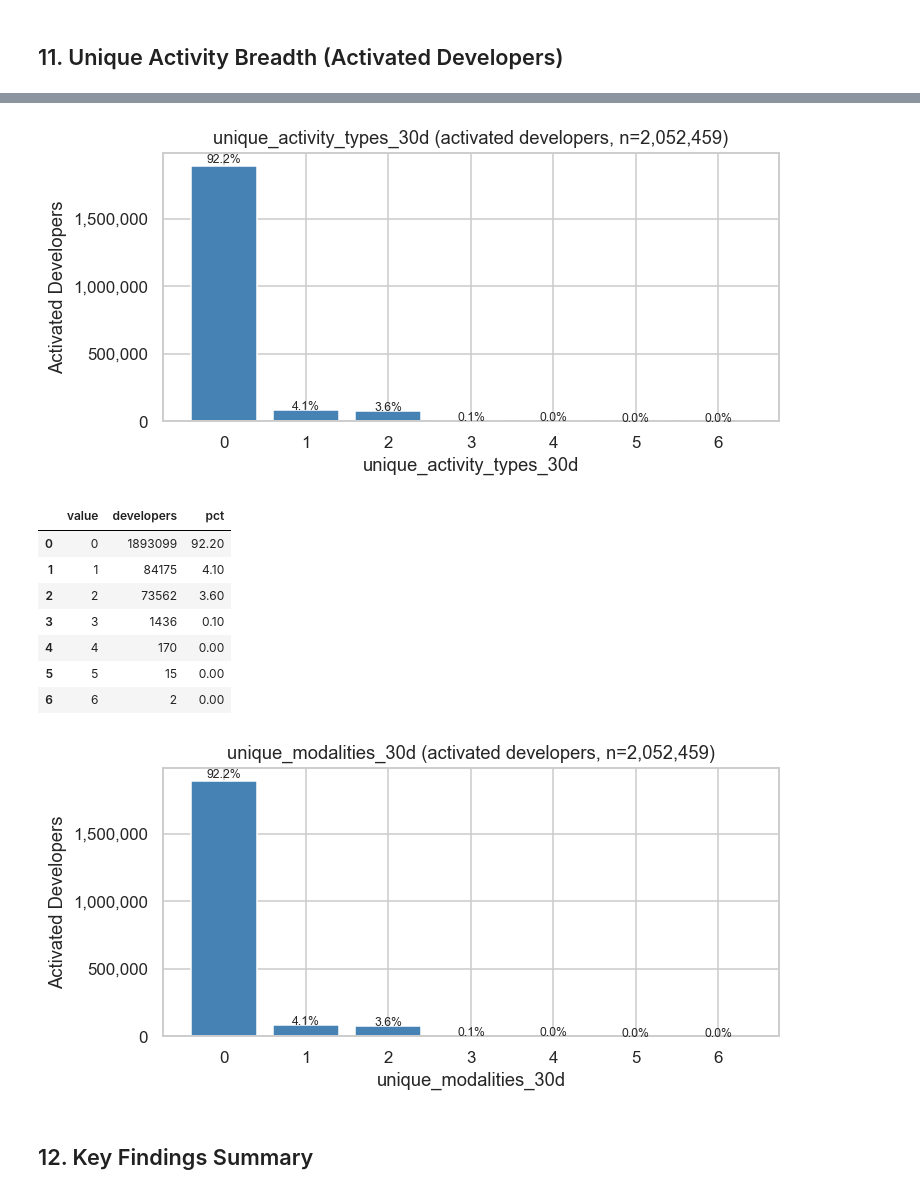
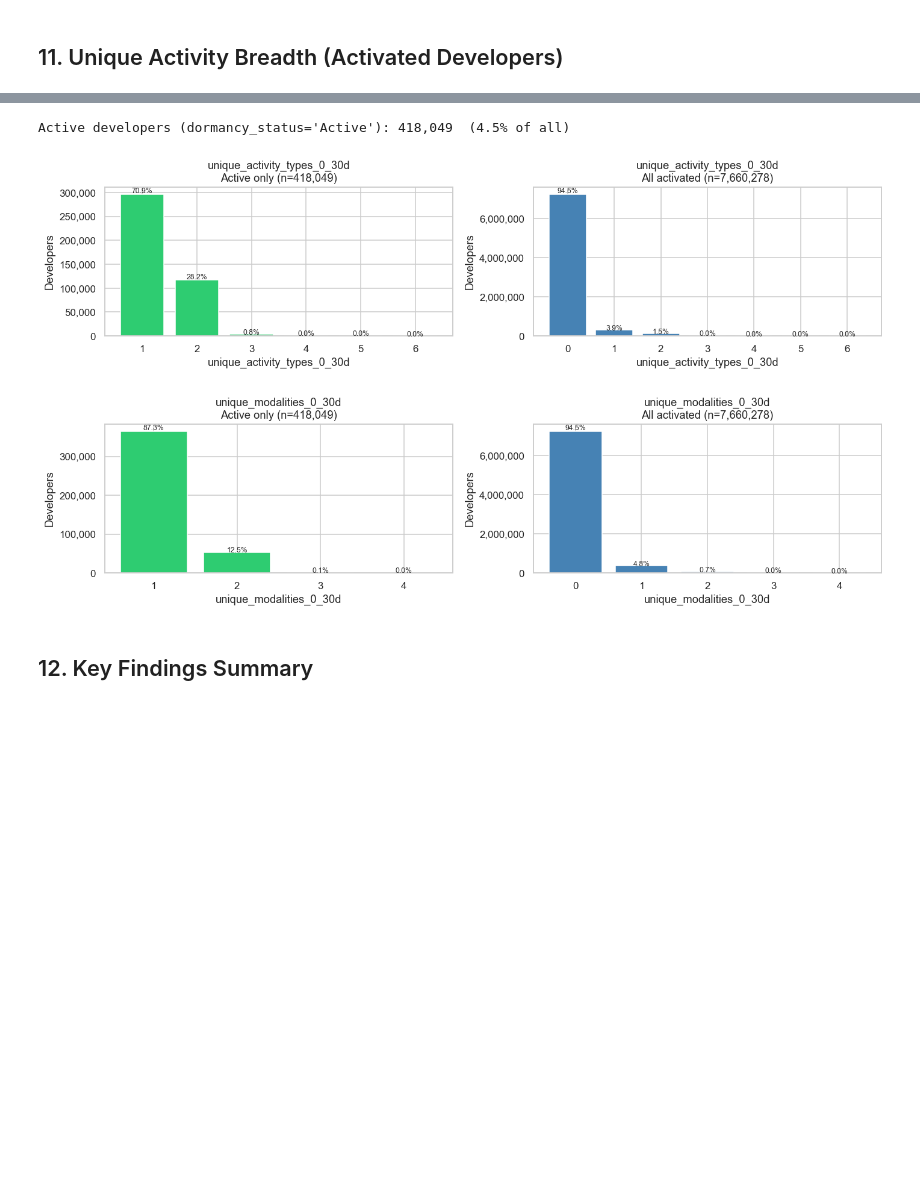
Before and after one commit to WBDoran/Spring2026_IndustryProject, a Jupyter notebook: Feature_EDA.ipynb, the cells around one changed output, grey strips where cells are left out. Drawn from its saved outputs; the diff is of its cells as text; code cells hidden in the pictures; blank space fills up the shorter version.

```diff
--- a/Feature_EDA.ipynb
+++ b/Feature_EDA.ipynb
@@ -20,7 +22,7 @@ pd.set_option('display.float_format', '{:,.2f}'.format)
 sns.set_theme(style='whitegrid', palette='muted')
 plt.rcParams['figure.dpi'] = 110
 
-T = 'dev_profile_final_v3'
+T = 'dev_profile_final_v4'
 con = duckdb.connect('developer_project.duckdb', read_only=True)
 
 schema = con.execute(f'DESCRIBE {T}').fetchdf()
@@ -505,13 +719,28 @@ days_data = con.execute(f"""
     GROUP BY 1 ORDER BY sort_key
 """).fetchdf()
 
+# Bucket order for x-axis positioning
+bucket_order = ['< 30d','30-89d','90-179d','180-364d','1-2 yrs','2-3 yrs','3+ yrs']
+days_data['x_pos'] = days_data['bucket'].map({b: i for i, b in enumerate(bucket_order)})
+
 fig, ax = plt.subplots(figsize=(9, 4))
 bar_colors_days = ['#2ecc71','#2ecc71','#f39c12','#f39c12','#e74c3c','#e74c3c','#e74c3c']
 bars = ax.bar(days_data['bucket'], days_data['developers'], color=bar_colors_days[:len(days_data)])
+
+# Cutoff lines between buckets
+# AT_RISK threshold: >=180d → between '90-179d' (idx 2) and '180-364d' (idx 3)
+# DORMANT threshold: >=365d → between '180-364d' (idx 3) and '1-2 yrs' (idx 4)
+at_risk_x = days_data['bucket'].tolist().index('90-179d') + 0.5  if '90-179d' in days_data['bucket'].values else 2.5
+dormant_x  = days_data['bucket'].tolist().index('180-364d') + 0.5 if '180-364d' in days_data['bucket'].values else 3.5
+
+ax.axvline(at_risk_x, color='#e67e22', linestyle='--', linewidth=1.5, label='AT_RISK cutoff (≥180d)')
+ax.axvline(dormant_x,  color='#c0392b', linestyle='--', linewidth=1.5, label='DORMANT cutoff (≥365d)')
+
 ax.set_ylabel('Developers')
 ax.set_xlabel('Days since last meaningful week')
-ax.set_title('Recency — Activated Developers (green=active range, red=dormant range)')
+ax.set_title('Recency — Activated Developers\n(green=recent, orange=at-risk range, red=dormant range)')
 ax.yaxis.set_major_formatter(mticker.FuncFormatter(lambda x, _: f'{x:,.0f}'))
+ax.legend(fontsize=8)
 for bar, (_, row) in zip(bars, days_data.iterrows()):
     ax.text(bar.get_x() + bar.get_width()/2, bar.get_height() * 1.01,
             f"{row['pct']:.1f}%\n({row['developers']:,})", ha='center', fontsize=7.5)
@@ -699,24 +1074,47 @@ plt.show()
 # %% [markdown]
 ## 11. Unique Activity Breadth (Activated Developers)
 # %%
-# unique_activity_types_30d and unique_modalities_30d among activated
-for col in ['unique_activity_types_30d', 'unique_modalities_30d']:
-    vc = con.execute(f"""
+# unique_activity_types and unique_modalities — Active developers only
+# (activated-but-dormant devs have 0 recent activity by definition, so showing
+#  all activated is misleading; filter to dormancy_status = 'Active')
+breadth_cols = [c for c in [
+    'unique_activity_types_0_30d', 'unique_modalities_0_30d',
+    'unique_activity_types_30d',   'unique_modalities_30d'   # fallback for older schema
+] if c in all_cols][:2]  # take first two found
+
+n_active_only = con.execute(f"SELECT COUNT(*) FROM {T} WHERE dormancy_status = 'Active'").fetchone()[0]
+print(f"Active developers (dormancy_status='Active'): {n_active_only:,}  ({n_active_only/total*100:.1f}% of all)")
+
+for col in breadth_cols:
+    vc_active = con.execute(f"""
+        SELECT {col} AS value, COUNT(*) AS developers,
+               ROUND(COUNT(*)*100.0/SUM(COUNT(*)) OVER(), 1) AS pct
+        FROM {T} WHERE dormancy_status = 'Active'
+        GROUP BY 1 ORDER BY 1
+    """).fetchdf()
+
+    vc_all_act = con.execute(f"""
         SELECT {col} AS value, COUNT(*) AS developers,
                ROUND(COUNT(*)*100.0/SUM(COUNT(*)) OVER(), 1) AS pct
         FROM {T} WHERE is_activated = 1
         GROUP BY 1 ORDER BY 1
     """).fetchdf()
-    display(vc)
 
-    fig, ax = plt.subplots(figsize=(7, 3.5))
-    ax.bar(vc['value'].astype(str), vc['developers'], color='steelblue')
-    ax.set_xlabel(col)
-    ax.set_ylabel('Activated Developers')
-    ax.set_title(f'{col} (activated developers, n={n_activated:,})')
-    ax.yaxis.set_major_formatter(mticker.FuncFormatter(lambda x, _: f'{x:,.0f}'))
-    for i, (_, row) in enumerate(vc.iterrows()):
-        ax.text(i, row['developers'] * 1.01, f"{row['pct']:.1f}%", ha='center', fontsize=8)
+    fig, axes = plt.subplots(1, 2, figsize=(13, 3.5), sharey=False)
+    for ax, df, label, color in zip(
+        axes,
+        [vc_active, vc_all_act],
+        [f'Active only (n={n_active_only:,})', f'All activated (n={n_activated:,})'],
+        ['#2ecc71', 'steelblue']
+    ):
+        ax.bar(df['value'].astype(str), df['developers'], color=color)
+        ax.set_xlabel(col)
+        ax.set_ylabel('Developers')
+        ax.set_title(f'{col}\n{label}')
+        ax.yaxis.set_major_formatter(mticker.FuncFormatter(lambda x, _: f'{x:,.0f}'))
+        for i, (_, row) in enumerate(df.iterrows()):
+            ax.text(i, row['developers'] * 1.01, f"{row['pct']:.1f}%", ha='center', fontsize=8)
+
     plt.tight_layout()
     plt.show()
 # %% [output]
@@ -731,13 +1121,6 @@ for col in ['unique_activity_types_30d', 'unique_modalities_30d']:
+Active developers (dormancy_status='Active'): 418,049  (4.5% of all)
-[figure, old version]
+[figure, new version]
-|  | value | developers | pct |
-| 0 | 0 | 1893099 | 92.20 |
-| 1 | 1 | 84175 | 4.10 |
-| 2 | 2 | 73562 | 3.60 |
-| 3 | 3 | 1436 | 0.10 |
-| 4 | 4 | 170 | 0.00 |
-| 5 | 5 | 15 | 0.00 |
-| 6 | 6 | 2 | 0.00 |
-[figure, old version]
+[figure, new version]
 # %% [markdown]
 ## 12. Key Findings Summary
 # %%
```
Also changed, not shown: parts of 27 cells of this notebook.
